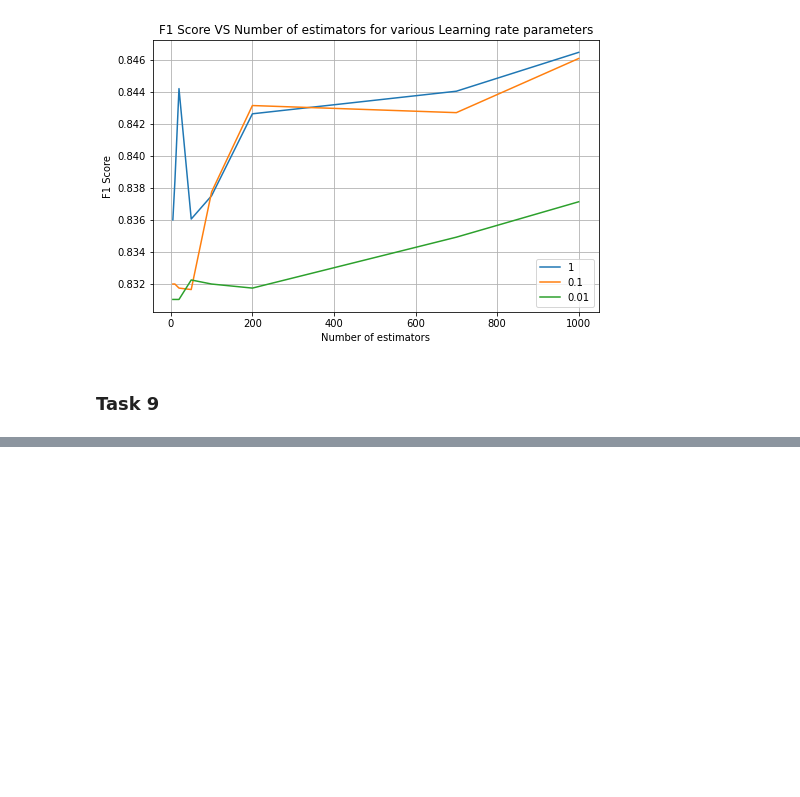
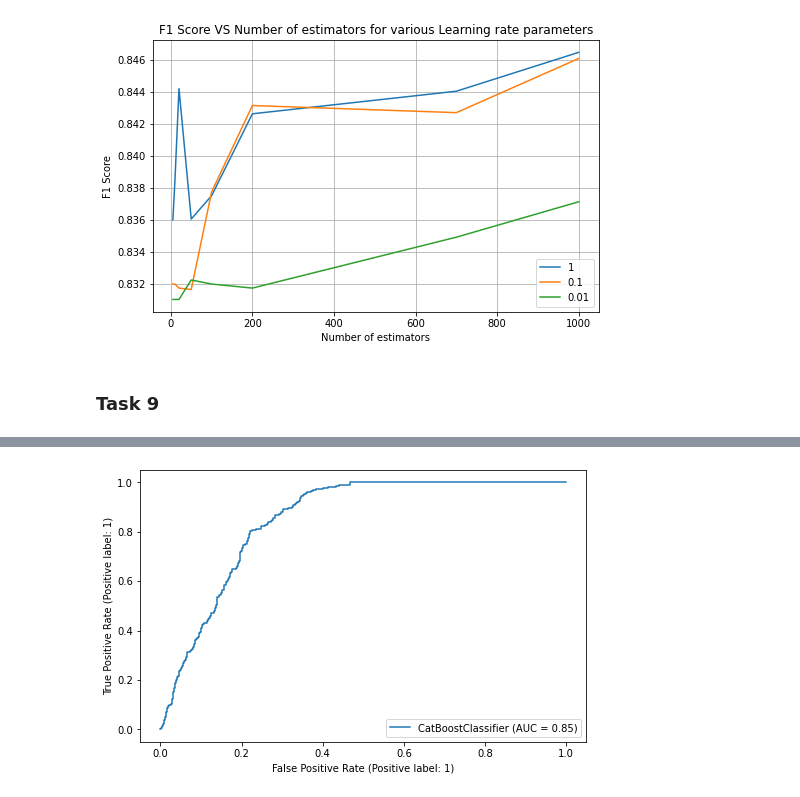
Before and after one commit to nktnlx/mle_course, a Jupyter notebook: 02_ml/20_gradient_boosting.ipynb, the cells around one changed output, grey strips where cells are left out. Drawn from its saved outputs; the diff is of its cells as text; code cells hidden in the pictures; blank space fills up the shorter version.

```diff
--- a/02_ml/20_gradient_boosting.ipynb
+++ b/02_ml/20_gradient_boosting.ipynb
@@ -301,0 +375,2 @@ n_estimators_list = [2, 3, 4, 5, 10, 20, 50, 70, 100, 200, 700, 1000, 2000]
+# %%
+cat_cols = data_cb.select_dtypes(include='object').columns.tolist()
@@ -301,0 +381,11 @@ n_estimators_list = [2, 3, 4, 5, 10, 20, 50, 70, 100, 200, 700, 1000, 2000]
+# %%
+X_cb = data_cb.drop('Response', axis=1)
+y_cb = data_cb['Response']
+# %%
+X_train_cb, X_test_cb, y_train_cb, y_test_cb = train_test_split(X_cb, y_cb, random_state=0, shuffle=True, test_size=0.2)
+# %%
+from catboost import CatBoostClassifier
+
+
+catboost_model = CatBoostClassifier()
+catboost_model.fit(X_train_cb, y_train_cb, cat_features=cat_cols, verbose=False)
@@ -301,0 +412,4 @@ n_estimators_list = [2, 3, 4, 5, 10, 20, 50, 70, 100, 200, 700, 1000, 2000]
+# %%
+RocCurveDisplay.from_estimator(catboost_model, X_test_cb, y_test_cb);
+# %% [output]
+[figure, added]
```
Also changed, not shown: parts of 26 cells of this notebook.
